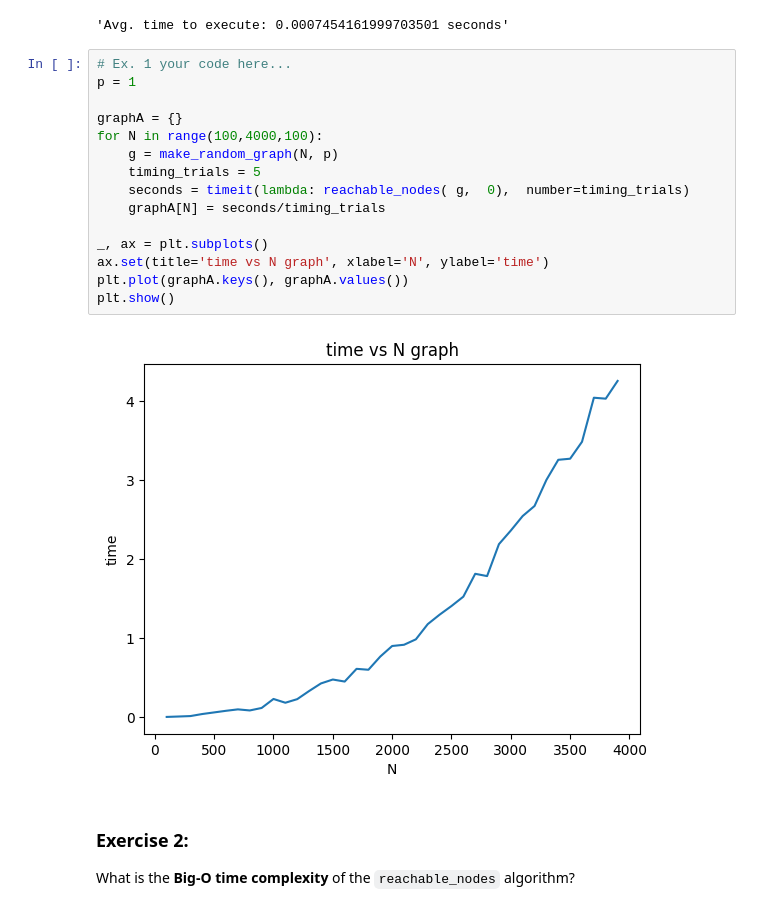
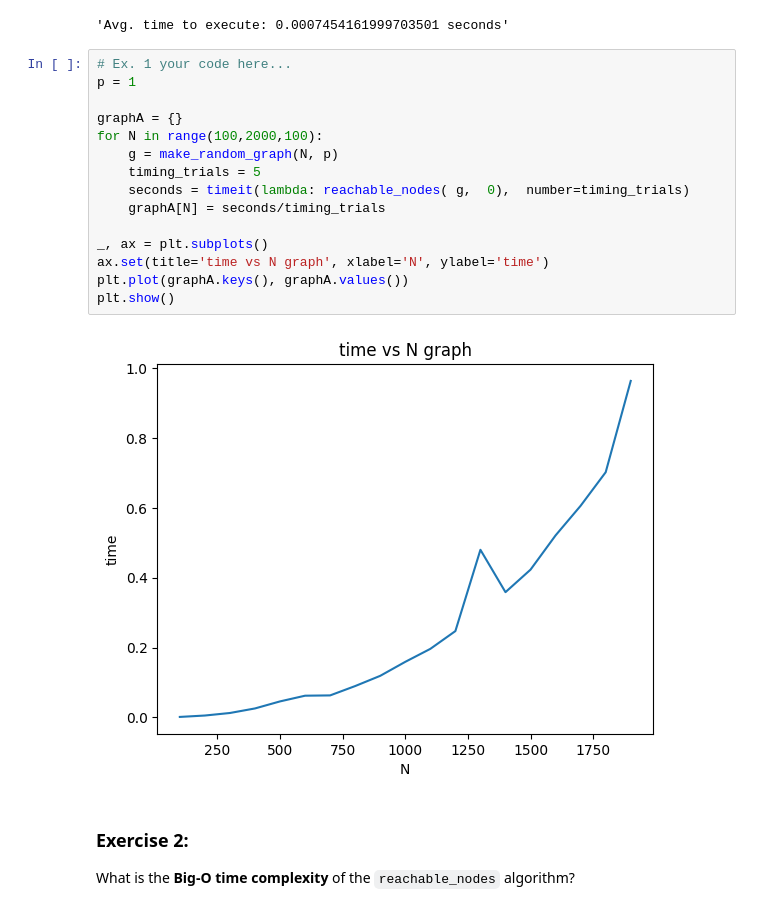
Before and after one commit to harjashanhub/cap-comp215, a Jupyter notebook: labs/lab04-graphs.ipynb, the cells around one changed output. Saved outputs shown, nothing was run; the diff lists cells and outputs as text.

```diff
--- a/labs/lab04-graphs.ipynb
+++ b/labs/lab04-graphs.ipynb
@@ -131,20 +133,20 @@ f'Avg. time to execute: {seconds/timing_trials} seconds'
 # %%
 # Ex. 1 your code here...
 p = 1
 
 graphA = {}
-for N in range(100,4000,100):
+for N in range(100,2000,100):
     g = make_random_graph(N, p)
     timing_trials = 5
     seconds = timeit(lambda: reachable_nodes( g,  0),  number=timing_trials)
     graphA[N] = seconds/timing_trials
 
 _, ax = plt.subplots()
 ax.set(title='time vs N graph', xlabel='N', ylabel='time')
 plt.plot(graphA.keys(), graphA.values())
 plt.show()
 # %% [output]
-[figure, old version]
+[figure, new version]
 # %% [markdown]
 ### Exercise 2:
 What is the **Big-O time complexity** of the `reachable_nodes` algorithm?
```
Also changed, not shown: parts of 10 cells of this notebook.
